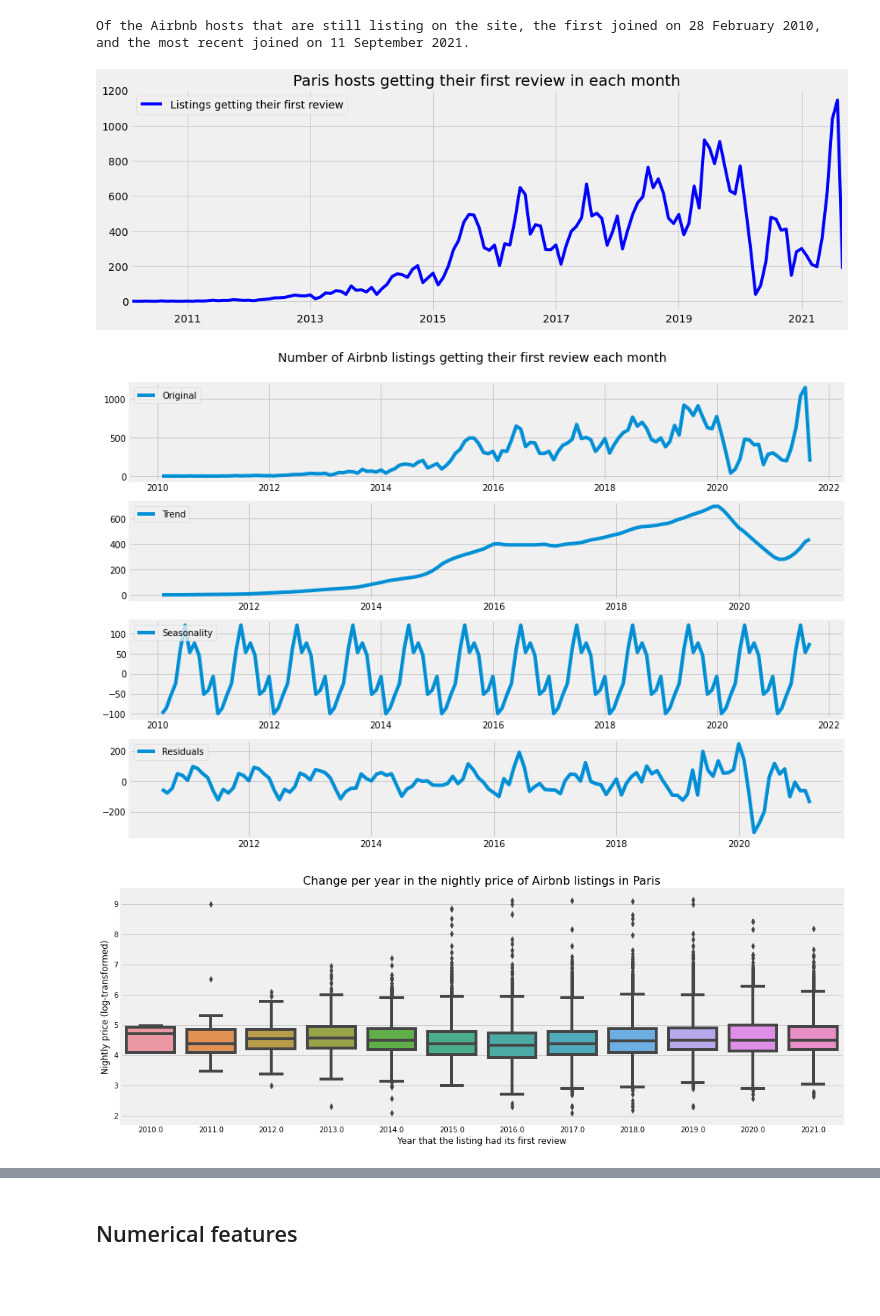
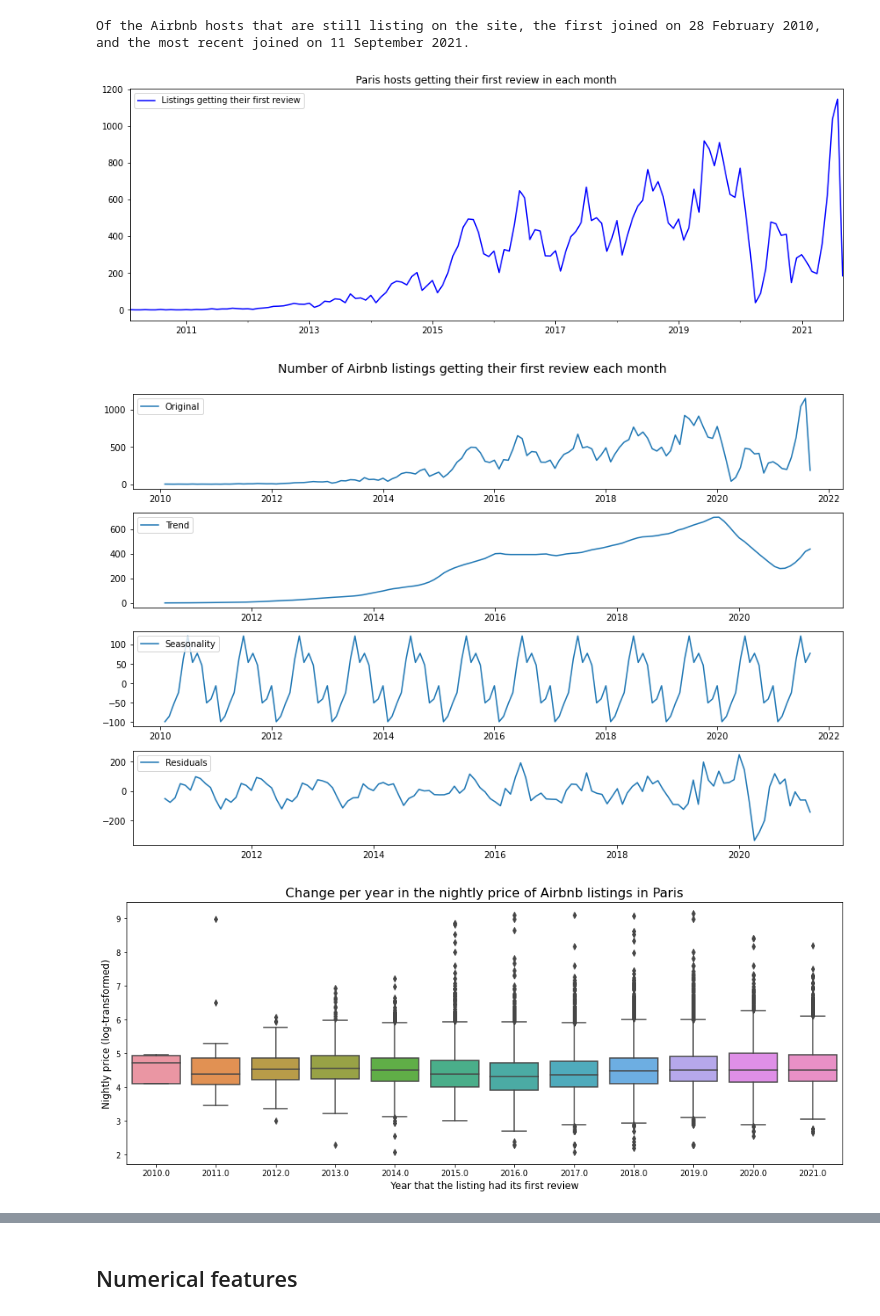
Before and after one commit to bme3412/Python, a Jupyter notebook: Projects/Airbnb/AirBnb Paris.ipynb, the cells around one changed output, grey strips where cells are left out. Saved outputs shown, nothing was run; the diff lists cells and outputs as text; code cells hidden in the pictures; blank space fills up the shorter version.

```diff
--- a/Projects/Airbnb/AirBnb Paris.ipynb
+++ b/Projects/Airbnb/AirBnb Paris.ipynb
@@ -295,7 +322,9 @@ Proportion of 100% host response rates: 62.1%
 # %%
 
 # Bin into four categories
-df.host_response_rate = pd.cut(df.host_response_rate, bins=[0, 50, 90, 99, 100], labels=['0-49%', '50-89%', '90-99%', '100%'], include_lowest=True)
+df.host_response_rate = pd.cut(df.host_response_rate,
+                               bins=[0, 50, 90, 99, 100], labels=['0-49%', '50-89%', '90-99%', '100%'],
+                               include_lowest=True)
 
 # Converting to string
 df.host_response_rate = df.host_response_rate.astype('str')
@@ -578,18 +664,18 @@ print(f"Of the Airbnb hosts that are still listing on the site, the first joined
 # %% [output]
 Of the Airbnb hosts that are still listing on the site, the first joined on 28 February 2010, and the most recent joined on 11 September 2021.
 # %%
-plt.style.use('fivethirtyeight')
+
 plt.figure(figsize=(15,5))
 #df.set_index('first_review').resample('MS').size().plot(label='Hosts joining Airbnb', color='orange')
 df.set_index('first_review').resample('MS').size().plot(label='Listings getting their first review', color='blue')
 plt.title('Paris hosts getting their first review in each month')
 plt.legend()
 plt.xlim('2010-02-28', '2021-09-11') # Limiting to whole months
 plt.xlabel('')
 plt.ylabel('')
 plt.show()
 # %% [output]
-[figure, old version]
+[figure, new version]
 # %%
 # Creating dataframes for time series analysis
 #ts_host_since = pd.DataFrame(df.set_index('host_since').resample('MS').size())
@@ -633,7 +719,7 @@ def decompose_time_series(df, title=''):
 # %%
 decompose_time_series(ts_first_review, title='Number of Airbnb listings getting their first review each month')
 # %% [output]
-[figure, old version]
+[figure, new version]
 # %%
 plt.figure(figsize=(16,6))
 sns.boxplot(df.first_review.dt.year, np.log(df.price))
@@ -642,7 +728,7 @@ plt.ylabel('Nightly price (log-transformed)', fontsize=12)
 plt.title('Change per year in the nightly price of Airbnb listings in Paris', fontsize=16)
 plt.show()
 # %% [output]
-[figure, old version]
+[figure, new version]
 # %%
 print("Mean nightly price of listings in each year on Airbnb in Paris:")
 print(round(df.set_index('first_review').price.resample('YS').mean(),2))
```
Also changed, not shown: parts of 18 cells of this notebook.
